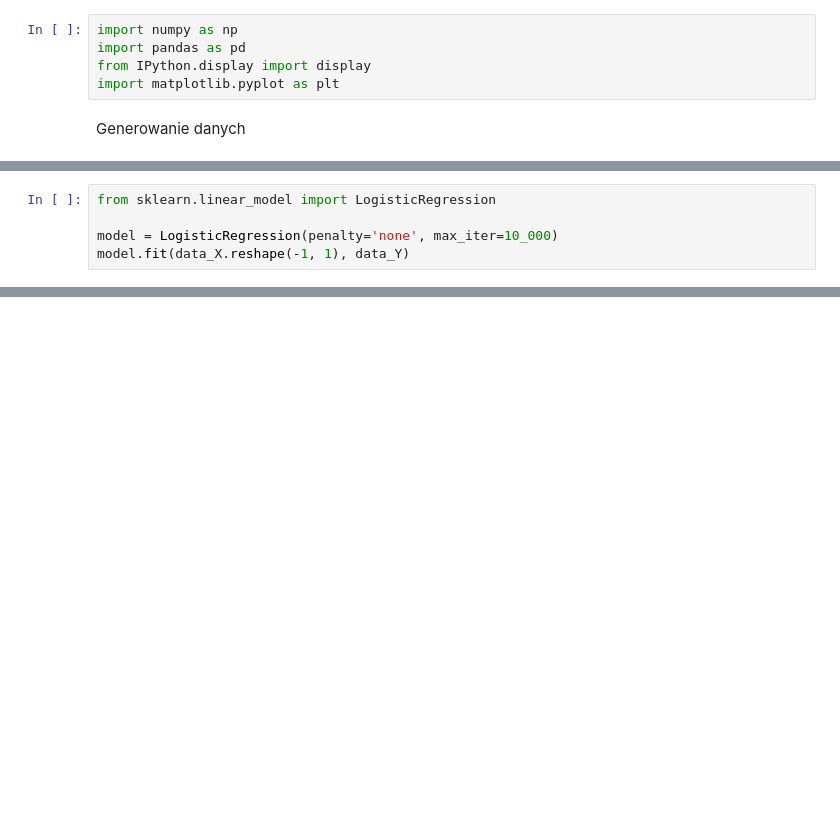
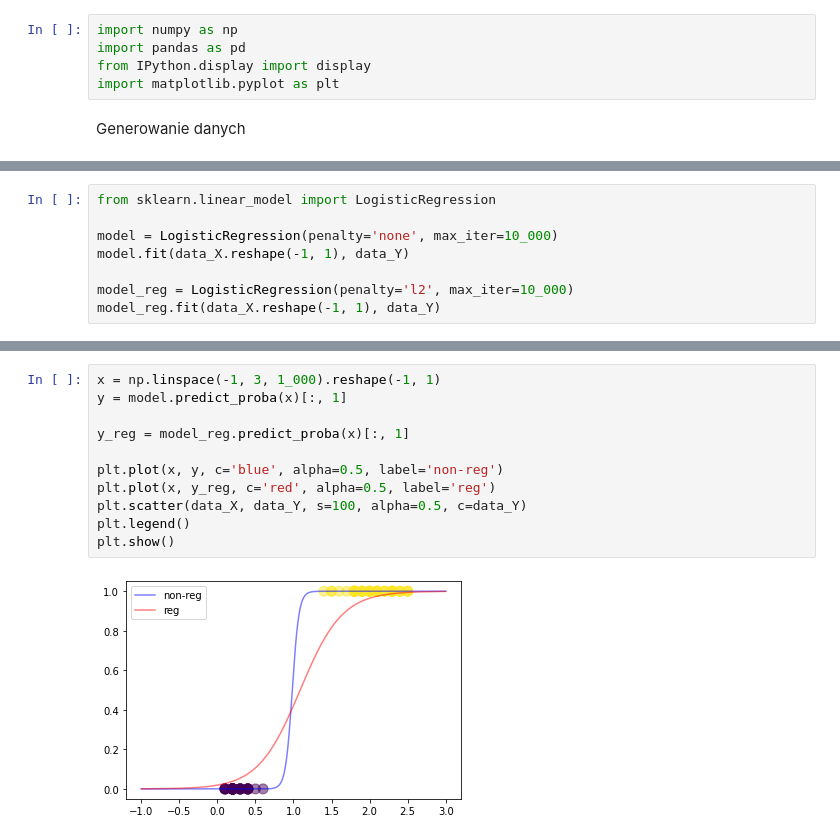
Before and after one commit to Kamil128/Training_DS_Classification, a Jupyter notebook: 2_2_Regularisation.ipynb, the cells around one changed output, grey strips where cells are left out. Cells and saved outputs as stored; diff of their text form; blank space fills up the shorter version.

```diff
--- a/2_2_Regularisation.ipynb
+++ b/2_2_Regularisation.ipynb
@@ -84,4 +69,7 @@ from sklearn.linear_model import LogisticRegression
 
 model = LogisticRegression(penalty='none', max_iter=10_000)
 model.fit(data_X.reshape(-1, 1), data_Y)
+
+model_reg = LogisticRegression(penalty='l2', max_iter=10_000)
+model_reg.fit(data_X.reshape(-1, 1), data_Y)
 # %% [output]
@@ -217,0 +83,13 @@ Log-lilelihood: -8.920506823935197
+# %%
+x = np.linspace(-1, 3, 1_000).reshape(-1, 1)
+y = model.predict_proba(x)[:, 1]
+
+y_reg = model_reg.predict_proba(x)[:, 1]
+
+plt.plot(x, y, c='blue', alpha=0.5, label='non-reg')
+plt.plot(x, y_reg, c='red', alpha=0.5, label='reg')
+plt.scatter(data_X, data_Y, s=100, alpha=0.5, c=data_Y)
+plt.legend()
+plt.show()
+# %% [output]
+[figure, added]
```
Also changed, not shown: parts of 13 cells of this notebook.
